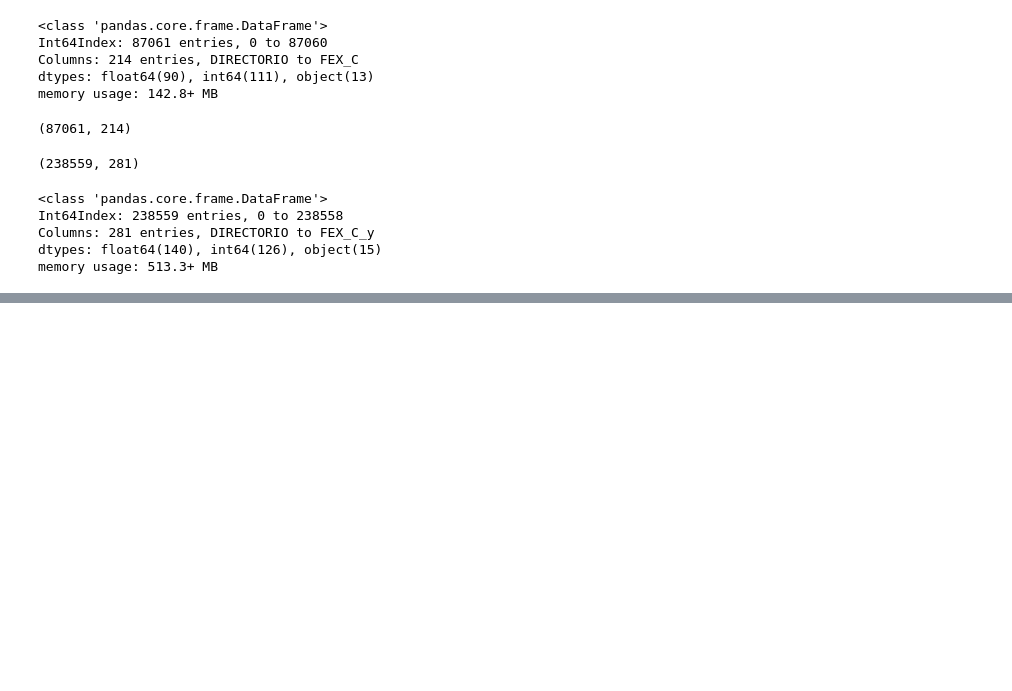
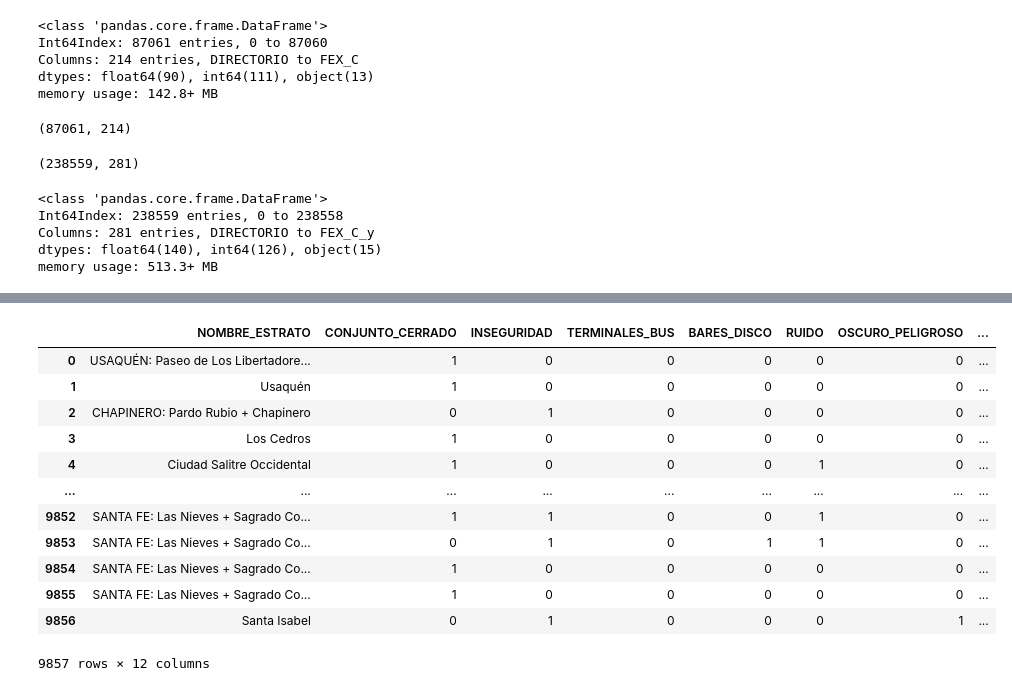
Before and after one commit to lepc1972/alura, a Jupyter notebook: dane.ipynb, the cells around one changed output, grey strips where cells are left out. Drawn from its saved outputs; the diff is of its cells as text; code cells hidden in the pictures; blank space fills up the shorter version.

```diff
--- a/dane.ipynb
+++ b/dane.ipynb
@@ -78,0 +81,4 @@ memory usage: 513.3+ MB
+# %%
+datos_dane = pd.read_csv('/content/drive/MyDrive/Dane/datos_dane.csv')
+datos_dane.head()
+datos_dane.shape
@@ -78,0 +107,27 @@ memory usage: 513.3+ MB
+# %%
+dic_dane = {
+       'NVCBP4':'CONJUNTO_CERRADO',
+       'NVCBP14A':'FABRICAS_CERCA', 'NVCBP14D':'TERMINALES_BUS', 'NVCBP14E':'BARES_DISCO',
+       'NVCBP14G':'OSCURO_PELIGROSO', 'NVCBP15A':'RUIDO', 'NVCBP15C':'INSEGURIDAD',
+       'NVCBP15F':'BASURA_INADECUADA', 'NVCBP15G':'INVASION','NVCBP16A3':'MOV_ADULTOS_MAYORES',
+       'NVCBP16A4':'MOV_NINOS_BEBES',
+       'NPCKP17':'OCUPACION','NPCKP18':'CONTRATO','NPCKP23':'SALARIO_MES',
+       'NPCKP44A':'DONDE_TRABAJA', 'NPCKPN62A':'DECLARACION_RENTA',
+       'NPCKPN62B':'VALOR_DECLARACION', 'NPCKP64A':'PERDIDA_TRABAJO_C19',
+       'NPCKP64E':'PERDIDA_INGRESOS_C19',
+       'NHCCP3':'TIENE_ESCRITURA', 'NHCCP6':'ANO_COMPRA', 'NHCCP7':'VALOR_COMPRA', 'NHCCP8_1':'HIPOTECA_CRED_BANCO',
+       'NHCCP8_2':'OTRO_CRED_BANCO', 'NHCCP8_3':'CRED_FNA', 'NHCCP8_6':'PRESTAMOS_AMIGOS',
+       'NHCCP8_7':'CESANTIAS', 'NHCCP8_8':'AHORROS', 'NHCCP8_9':'SUBSIDIOS',
+       'NHCCP9':'CUANTO_PAGARIA_MENSUAL', 'NHCCP11':'PLANES_ADQUIRIR_VIVIENDA',
+       'NHCCP11A':'MOTIVO_COMPRA', 'NHCCP12':'RAZON_NO_ADQ_VIV', 'NHCCP41':'TIENE_CARRO','NHCCP41A':'CUANTOS_CARROS',
+       'NHCCP47A':'TIENE_PERROS', 'NHCCP47B':'TIENE_GATOS', 'NHCLP2A':'VICTIMA_ATRACO', 'NHCLP2B':'VICTIMA_HOMICIDIO',
+       'NHCLP2C':'VICTIMA_PERSECUSION',
+       'NHCLP2E':'VICTIMA_ACOSO', 'NHCLP4':'COMO_VIVE_ECON', 'NHCLP5':'COMO_NIVEL_VIDA',
+       'NHCLP8AB':'REACCION_OPORTUNA_POLICIA', 'NHCLP8AE':'COMO_TRANSPORTE_URBANO', 'NHCLP10':'SON_INGRESOS_SUFICIENTES',
+       'NHCLP11':'SE_CONSIDERA_POBRE', 'NHCLP29_1A':'MED_C19_TRABAJO',
+       'NHCLP29_1C':'MED_C19_CAMBIO_VIVIENDA', 'NHCLP29_1E':'MED_C19_ENDEUDAMIENTO',
+       'NHCLP29_1F':'MED_C19_VENTA_BIENES','NPCHP4':'NIVEL_EDUCATIVO'
+       }
+
+datos_dane = datos_dane.rename(columns=dic_dane)
+datos_dane.columns
@@ -78,0 +183,18 @@ memory usage: 513.3+ MB
+# %%
+datos = datos_dane[['NOMBRE_ESTRATO','CONJUNTO_CERRADO','INSEGURIDAD','TERMINALES_BUS','BARES_DISCO','RUIDO','OSCURO_PELIGROSO','SALARIO_MES','TIENE_ESCRITURA','PERDIDA_TRABAJO_C19','PERDIDA_INGRESOS_C19','PLANES_ADQUIRIR_VIVIENDA']].replace(2,0)
+# %%
+datos
+# %% [output]
+|  | NOMBRE_ESTRATO | CONJUNTO_CERRADO | INSEGURIDAD | TERMINALES_BUS | BARES_DISCO | RUIDO | OSCURO_PELIGROSO | ... |
+| 0 | USAQUÉN: Paseo de Los Libertadore... | 1 | 0 | 0 | 0 | 0 | 0 | ... |
+| 1 | Usaquén | 1 | 0 | 0 | 0 | 0 | 0 | ... |
+| 2 | CHAPINERO: Pardo Rubio + Chapinero | 0 | 1 | 0 | 0 | 0 | 0 | ... |
+| 3 | Los Cedros | 1 | 0 | 0 | 0 | 0 | 0 | ... |
+| 4 | Ciudad Salitre Occidental | 1 | 0 | 0 | 0 | 1 | 0 | ... |
+| ... | ... | ... | ... | ... | ... | ... | ... | ... |
+| 9852 | SANTA FE: Las Nieves + Sagrado Co... | 1 | 1 | 0 | 0 | 1 | 0 | ... |
+| 9853 | SANTA FE: Las Nieves + Sagrado Co... | 0 | 1 | 0 | 1 | 1 | 0 | ... |
+| 9854 | SANTA FE: Las Nieves + Sagrado Co... | 1 | 0 | 0 | 0 | 0 | 0 | ... |
+| 9855 | SANTA FE: Las Nieves + Sagrado Co... | 1 | 0 | 0 | 0 | 0 | 0 | ... |
+| 9856 | Santa Isabel | 0 | 1 | 0 | 0 | 0 | 1 | ... |
+9857 rows × 12 columns
```
Also changed, not shown: parts of 8 cells of this notebook, 2 other files.
